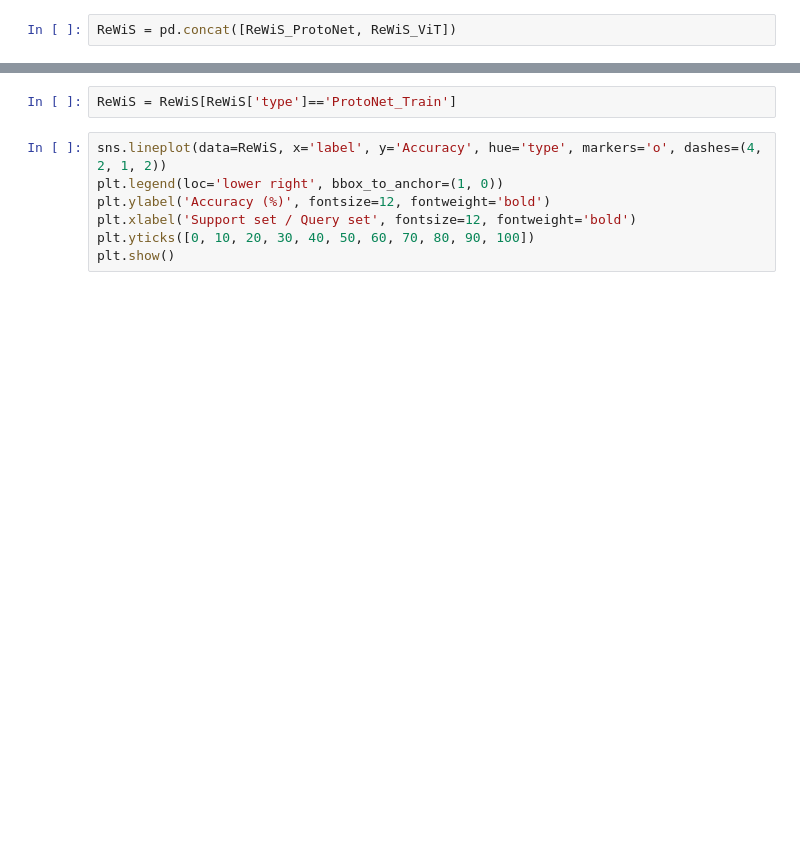
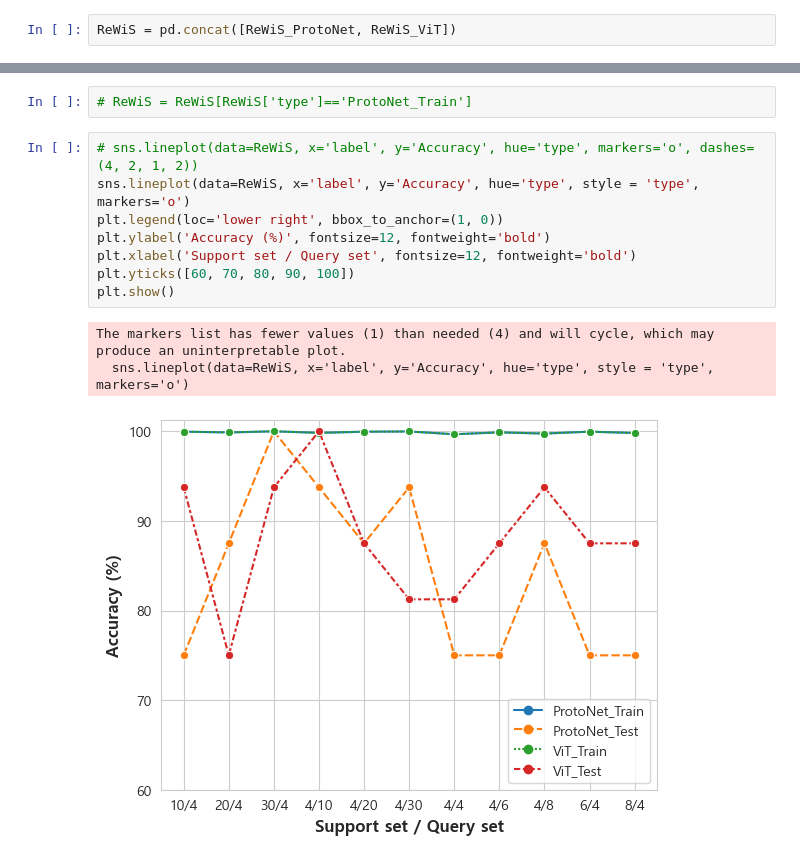
Before and after one commit to pjs990301/Wi-Fi-Few-shot-Benchmark, a Jupyter notebook: plot_chart_meta.ipynb, the cells around one changed output, grey strips where cells are left out. Saved outputs shown, nothing was run; the diff lists cells and outputs as text; blank space fills up the shorter version.

Commit message:
meta plot

```diff
--- a/plot_chart_meta.ipynb
+++ b/plot_chart_meta.ipynb
@@ -282,9 +373,14 @@ ReWiS = pd.concat([ReWiS_ProtoNet, ReWiS_ViT])
 # %%
-ReWiS = ReWiS[ReWiS['type']=='ProtoNet_Train']
+# ReWiS = ReWiS[ReWiS['type']=='ProtoNet_Train']
 # %%
-sns.lineplot(data=ReWiS, x='label', y='Accuracy', hue='type', markers='o', dashes=(4, 2, 1, 2))
+# sns.lineplot(data=ReWiS, x='label', y='Accuracy', hue='type', markers='o', dashes=(4, 2, 1, 2))
+sns.lineplot(data=ReWiS, x='label', y='Accuracy', hue='type', style = 'type', markers='o')
 plt.legend(loc='lower right', bbox_to_anchor=(1, 0))
 plt.ylabel('Accuracy (%)', fontsize=12, fontweight='bold')
 plt.xlabel('Support set / Query set', fontsize=12, fontweight='bold')
-plt.yticks([0, 10, 20, 30, 40, 50, 60, 70, 80, 90, 100])
+plt.yticks([60, 70, 80, 90, 100])
 plt.show()
+# %% [output]
+The markers list has fewer values (1) than needed (4) and will cycle, which may produce an uninterpretable plot.
+  sns.lineplot(data=ReWiS, x='label', y='Accuracy', hue='type', style = 'type', markers='o')
+[figure, added]
```
Also changed, not shown: parts of 7 cells of this notebook, 1 other file.
